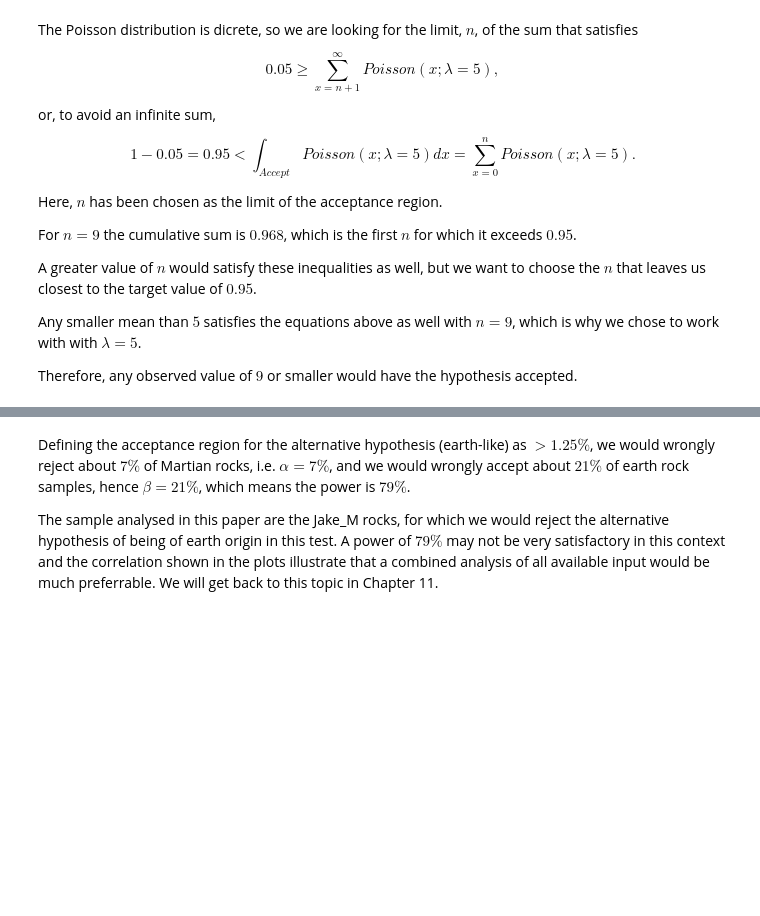
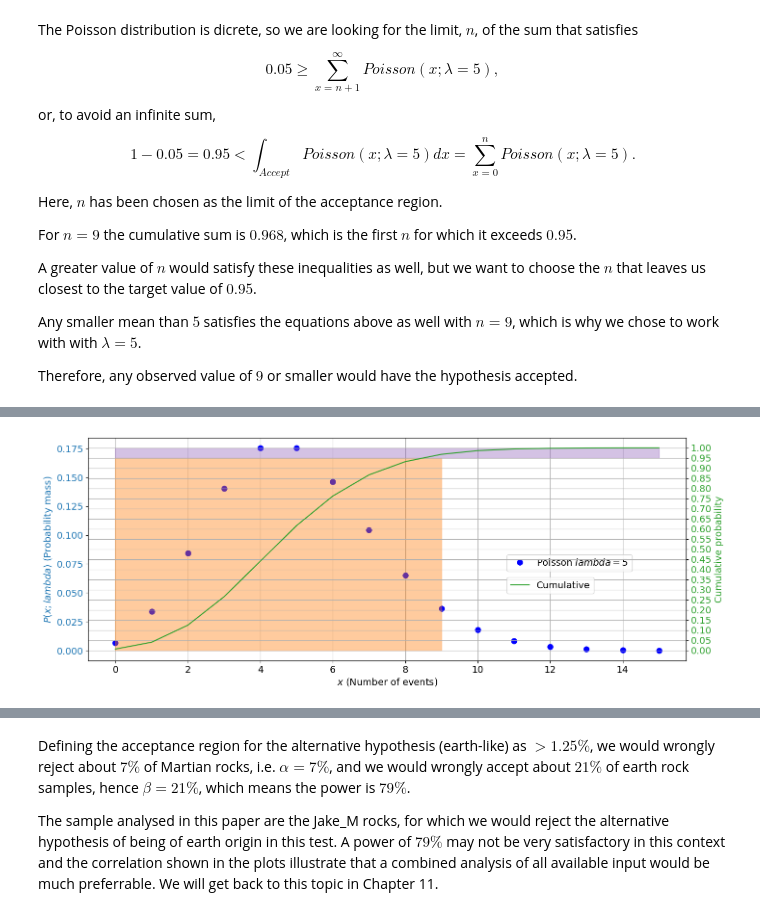
Before and after one commit to p-parkinson/intro_data_science, a Jupyter notebook: Chapter 8/Chapter 8.ipynb, the cells around one changed output, grey strips where cells are left out. Cells and saved outputs as stored; diff of their text form; code cells hidden in the pictures; blank space fills up the shorter version.

```diff
--- a/Chapter 8/Chapter 8.ipynb
+++ b/Chapter 8/Chapter 8.ipynb
@@ -300,3 +230,102 @@ plt.show()
+# %%
+# Statistical parameters
+confidence_level = 0.95  # 95% confidence level
+sample_size = 15        # Number of observations
+min_value = 0          # Minimum x value to consider
+
+# Create range of possible values (0 to n)
+x_values = range(0, sample_size + 1)
+
+# Initialize Poisson distribution with lambda (mean) = 5
+# Poisson distribution models rare events, like:
+# - Number of defects in a manufacturing process
+# - Number of customers arriving per hour
+# - Number of mutations in a DNA sequence
+poisson_dist = poisson(5)
+
+# Calculate probability mass function (PMF) for each x value
+# PMF gives P(X = x) for each possible value x
+probability_mass = poisson_dist.pmf(x_values)
+
+# Calculate cumulative distribution function (CDF)
+# CDF gives P(X ≤ x) for each possible value x
+cumulative_probabilities = np.cumsum(probability_mass, dtype=float)
+
+# Find upper bound of confidence interval
+# We work backwards from the highest value until we find the point
+# where the cumulative probability exceeds our confidence level
+x_upper_bound = sample_size
+for i in x_values:
+    if cumulative_probabilities[sample_size - i] > confidence_level:
+        x_upper_bound = sample_size - i
+
+# Create figure and primary axis
+# The figure will show both PMF and CDF on the same x-axis
+fig, ax1 = plt.subplots(figsize=(16, 6))
+ax1.set_xticks(x_values[0::2])  # Set x-axis ticks at every other integer
+
+# Plot the Poisson probability mass function
+ax1.plot(x_values[min_value:],
+         probability_mass[min_value:],
+         'bo',
+         ms=8,
+         label='Poisson $lambda=5$')
+
+# Customize primary axis
+ax1.grid(which='both', axis='x')
+ax1.tick_params(axis='y', labelcolor='tab:blue')
+ax1.legend(loc=[0.7, 0.4])
+ax1.set_xlabel('$x$ (Number of events)')
+ax1.set_ylabel('$P(x;lambda)$ (Probability mass)', color='tab:blue')
+
+# Create visualization elements for confidence intervals
+# Purple band shows the excluded region (above confidence level)
+excluded_region = PatchCollection(
+    [Rectangle((min_value, confidence_level),
+              sample_size - min_value,
+              1 - confidence_level)],
+    alpha=0.4,
+    color='tab:purple'
+)
+
+# Orange band shows the confidence interval region
+confidence_region = PatchCollection(
+    [Rectangle((min_value, 0),
+              x_upper_bound - min_value,
+              confidence_level)],
+    alpha=0.4,
+    color='tab:orange'
+)
+
+# Create secondary y-axis for cumulative probabilities
+step = 3  # Controls which elements are shown
+if 1 < step:
+    ax2 = ax1.twinx()  # Create secondary y-axis
+
+# Add confidence interval visualization
+if 2 < step:
+    ax2.add_collection(excluded_region)
+    ax2.add_collection(confidence_region)
+
+# Plot cumulative distribution function if needed
+if 1 < step:
+    ax2.plot(x_values[min_value:],
+             cumulative_probabilities[min_value:],
+             '-',
+             ms=8,
+             label='Cumulative',
+             color='tab:green')
+
+    # Customize secondary axis
+    ax2.set_yticks([x/20. for x in range(21)])  # Set ticks at 0.05 intervals
+    ax2.grid(which='major', axis='y')
+    ax2.tick_params(axis='y', labelcolor='tab:green')
+    ax2.legend(loc=[0.7, 0.3])
+    ax2.set_ylabel('Cumulative probability', color='tab:green')
+
+plt.show()
+# %% [output]
+[figure, added]
 # %% [markdown]
 #### 8.2.2 Hypotheses and alternative hypotheses
 
```
Also changed, not shown: parts of 6 cells of this notebook, 3 other files.
